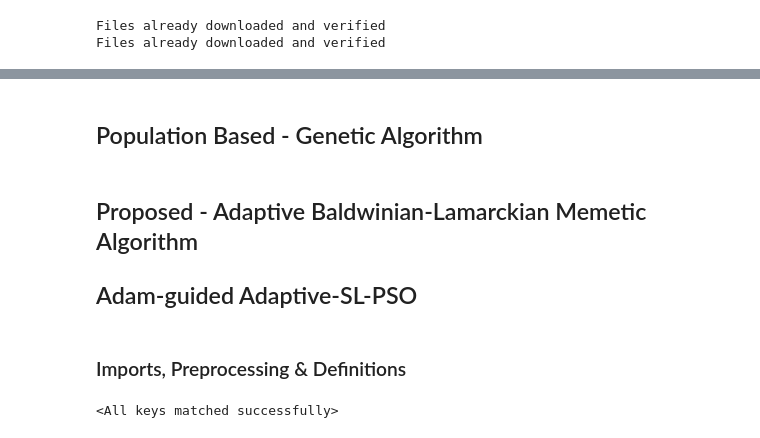
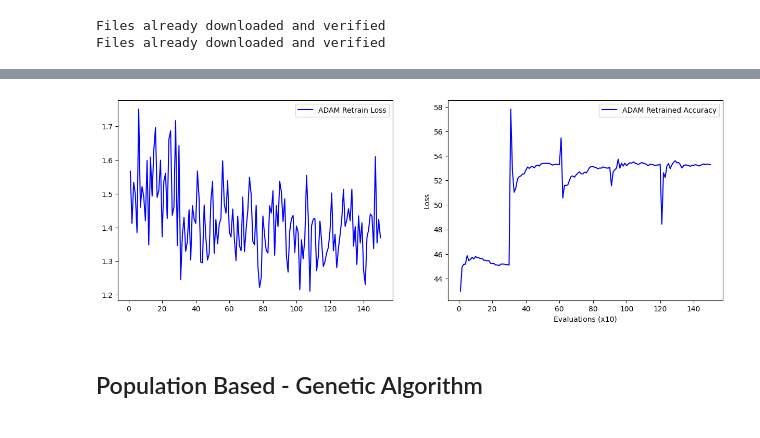
Before and after one commit to ali-shihab/metaheuristic-swarm-optimiser, a Jupyter notebook: ci_cw_final.ipynb, the cells around one changed output, grey strips where cells are left out. Cells and saved outputs as stored; diff of their text form; code cells hidden in the pictures.

```diff
--- a/ci_cw_final.ipynb
+++ b/ci_cw_final.ipynb
@@ -451,7 +546,29 @@ Net2(
+# %%
+adam_fig = plt.figure(figsize=(15,5))
+
+# First subplot
+retrain_loss = adam_fig.add_subplot(121)
+
+# Second subplot
+retrain_acc = adam_fig.add_subplot(122)
+
+# Example data
+epochs = list(range(1, 151))  # Replace with your actual x-axis values
+
+retrain_acc.plot(epochs, adam_retrain_accuracy[::10], color='blue', linestyle='-', label='ADAM Retrained Accuracy')
+retrain_loss.plot(epochs, adam_retrain_loss[::10], color='blue', linestyle='-', label='ADAM Retrain Loss')
+
+# Labeling Axes
+plt.xlabel('Evaluations (x10)')
+plt.ylabel('Loss')
+
+# Adding a Legend
+retrain_acc.legend()
+retrain_loss.legend()
+
+# Show the plot
+plt.show()
+# %% [output]
+[figure, added]
 # %% [markdown]
 ## Population Based - Genetic Algorithm
-# %% [markdown]
-## Proposed - Adaptive Baldwinian-Lamarckian Memetic Algorithm
-## Adam-guided Adaptive-SL-PSO
-# %% [markdown]
-### Imports, Preprocessing & Definitions
@@ -777,6 +574,0 @@ def memetic_train_and_validate(model, toolbox, pop, train_loader, test_loader, c
-# %%
-best_checkpoint = torch.load("best_model_epoch_19.pth.tar")  # Replace X with the epoch number
-model = Net2()
-model.load_state_dict(best_checkpoint['state_dict'])
-# %% [output]
-<All keys matched successfully>
```
Also changed, not shown: parts of 91 cells of this notebook, 16 other files.
